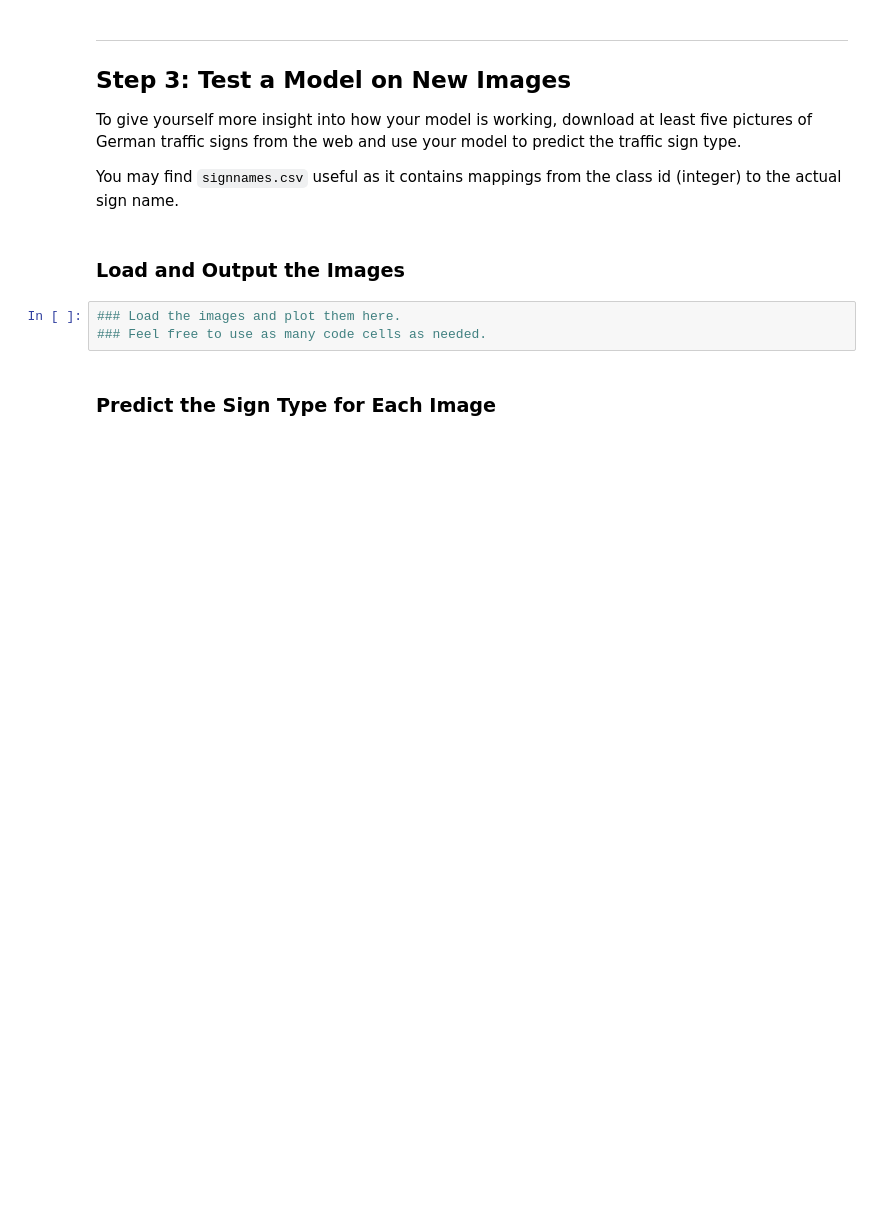
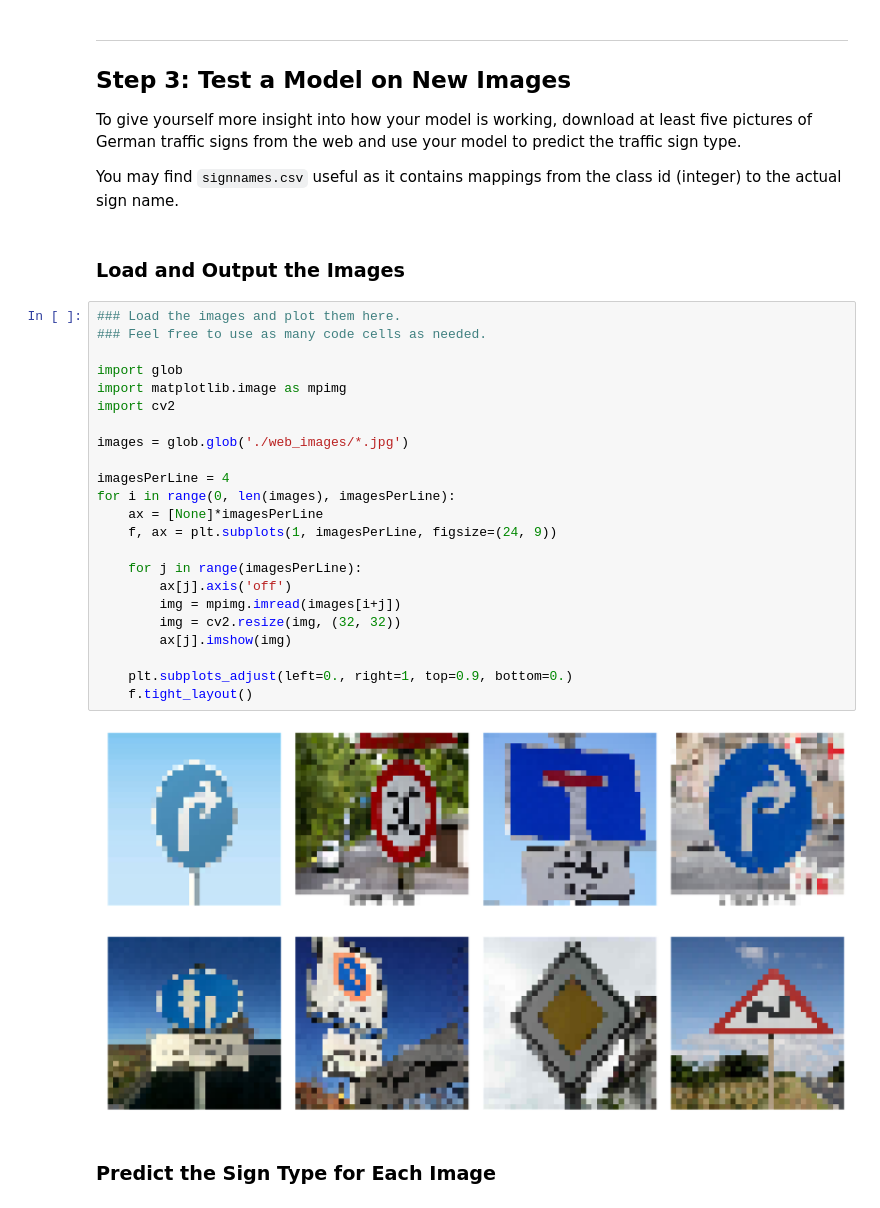
Before and after one commit to landOfTigers/CarND-Traffic-Sign-Classifier-Project, a Jupyter notebook: Traffic_Sign_Classifier.ipynb, the cells around one changed output. Saved outputs shown, nothing was run; the diff lists cells and outputs as text; blank space fills up the shorter version.

Commit message:
resize and display images from the web

```diff
--- a/Traffic_Sign_Classifier.ipynb
+++ b/Traffic_Sign_Classifier.ipynb
@@ -436,9 +436,32 @@ To give yourself more insight into how your model is working, download at least
 You may find `signnames.csv` useful as it contains mappings from the class id (integer) to the actual sign name.
 # %% [markdown]
 ### Load and Output the Images
-# %%
-### Load the images and plot them here.
-### Feel free to use as many code cells as needed.
+# %%
+### Load the images and plot them here.
+### Feel free to use as many code cells as needed.
+
+import glob
+import matplotlib.image as mpimg
+import cv2
+
+images = glob.glob('./web_images/*.jpg')
+
+imagesPerLine = 4
+for i in range(0, len(images), imagesPerLine):
+    ax = [None]*imagesPerLine
+    f, ax = plt.subplots(1, imagesPerLine, figsize=(24, 9))
+
+    for j in range(imagesPerLine):
+        ax[j].axis('off')
+        img = mpimg.imread(images[i+j])
+        img = cv2.resize(img, (32, 32))
+        ax[j].imshow(img)
+
+    plt.subplots_adjust(left=0., right=1, top=0.9, bottom=0.)
+    f.tight_layout()
+# %% [output]
+[figure, added]
+[figure, added]
 # %% [markdown]
 ### Predict the Sign Type for Each Image
 # %%
```
Also changed, not shown: 8 other files.
